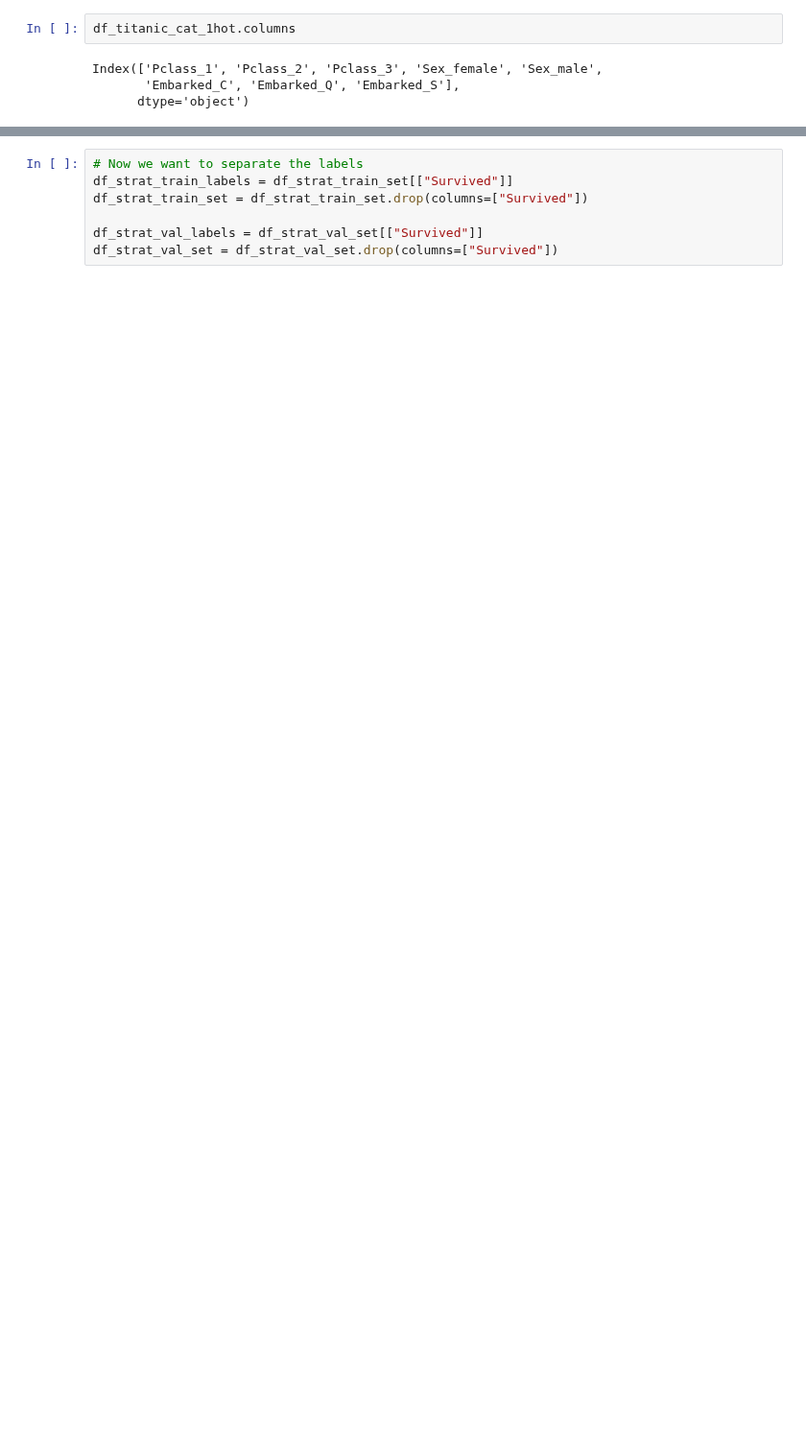
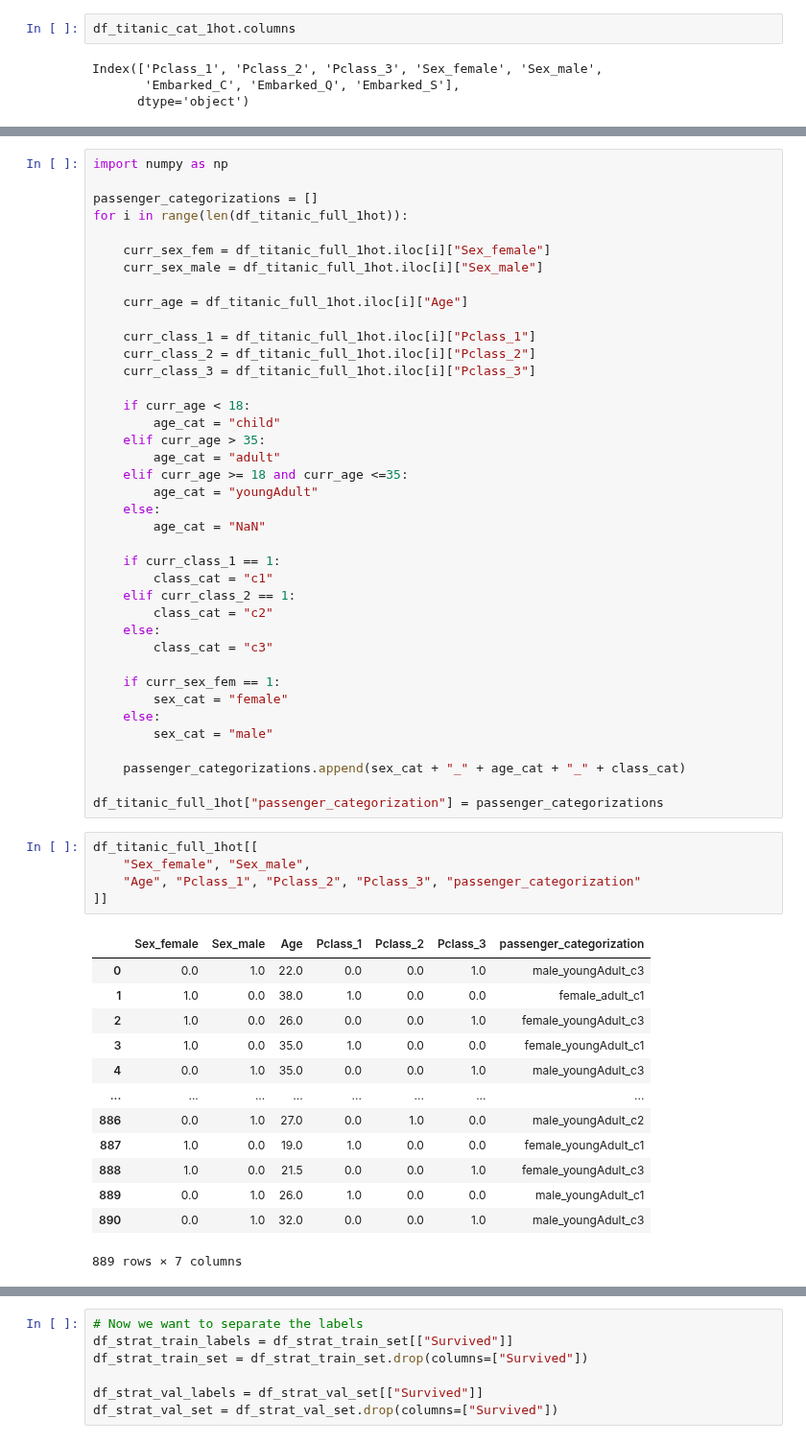
Before and after one commit to TevinAchong/hands-on-ml, a Jupyter notebook: chapter_03/titanic.ipynb, the cells around one changed output, grey strips where cells are left out. Shown at 96% size. Saved outputs shown, nothing was run; the diff lists cells and outputs as text; blank space fills up the shorter version.

```diff
--- a/chapter_03/titanic.ipynb
+++ b/chapter_03/titanic.ipynb
@@ -447,0 +352,58 @@ df_titanic_final.head()
+# %%
+import numpy as np
+
+passenger_categorizations = []
+for i in range(len(df_titanic_full_1hot)):
+
+    curr_sex_fem = df_titanic_full_1hot.iloc[i]["Sex_female"]
+    curr_sex_male = df_titanic_full_1hot.iloc[i]["Sex_male"]
+
+    curr_age = df_titanic_full_1hot.iloc[i]["Age"]
+
+    curr_class_1 = df_titanic_full_1hot.iloc[i]["Pclass_1"]
+    curr_class_2 = df_titanic_full_1hot.iloc[i]["Pclass_2"]
+    curr_class_3 = df_titanic_full_1hot.iloc[i]["Pclass_3"]
+
+    if curr_age < 18:
+        age_cat = "child"
+    elif curr_age > 35:
+        age_cat = "adult"
+    elif curr_age >= 18 and curr_age <=35:
+        age_cat = "youngAdult"
+    else:
+        age_cat = "NaN"
+
+    if curr_class_1 == 1:
+        class_cat = "c1"
+    elif curr_class_2 == 1:
+        class_cat = "c2"
+    else:
+        class_cat = "c3"
+
+    if curr_sex_fem == 1:
+        sex_cat = "female"
+    else:
+        sex_cat = "male"
+
+    passenger_categorizations.append(sex_cat + "_" + age_cat + "_" + class_cat)
+
+df_titanic_full_1hot["passenger_categorization"] = passenger_categorizations
+# %%
+df_titanic_full_1hot[[
+    "Sex_female", "Sex_male",
+    "Age", "Pclass_1", "Pclass_2", "Pclass_3", "passenger_categorization"
+]]
+# %% [output]
+|  | Sex_female | Sex_male | Age | Pclass_1 | Pclass_2 | Pclass_3 | passenger_categorization |
+| 0 | 0.0 | 1.0 | 22.0 | 0.0 | 0.0 | 1.0 | male_youngAdult_c3 |
+| 1 | 1.0 | 0.0 | 38.0 | 1.0 | 0.0 | 0.0 | female_adult_c1 |
+| 2 | 1.0 | 0.0 | 26.0 | 0.0 | 0.0 | 1.0 | female_youngAdult_c3 |
+| 3 | 1.0 | 0.0 | 35.0 | 1.0 | 0.0 | 0.0 | female_youngAdult_c1 |
+| 4 | 0.0 | 1.0 | 35.0 | 0.0 | 0.0 | 1.0 | male_youngAdult_c3 |
+| ... | ... | ... | ... | ... | ... | ... | ... |
+| 886 | 0.0 | 1.0 | 27.0 | 0.0 | 1.0 | 0.0 | male_youngAdult_c2 |
+| 887 | 1.0 | 0.0 | 19.0 | 1.0 | 0.0 | 0.0 | female_youngAdult_c1 |
+| 888 | 1.0 | 0.0 | 21.5 | 0.0 | 0.0 | 1.0 | female_youngAdult_c3 |
+| 889 | 0.0 | 1.0 | 26.0 | 1.0 | 0.0 | 0.0 | male_youngAdult_c1 |
+| 890 | 0.0 | 1.0 | 32.0 | 0.0 | 0.0 | 1.0 | male_youngAdult_c3 |
+889 rows × 7 columns
```
Also changed, not shown: parts of 39 cells of this notebook.
